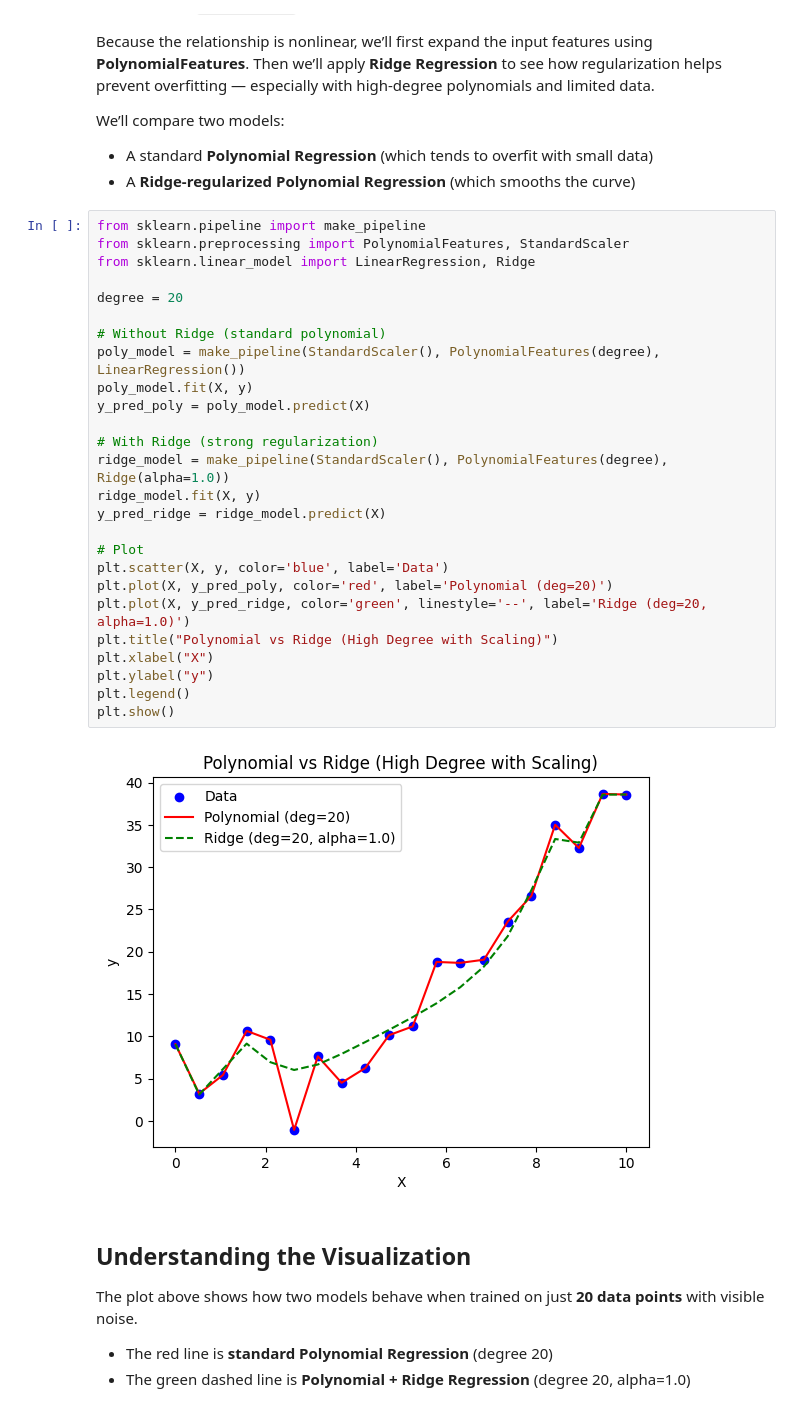
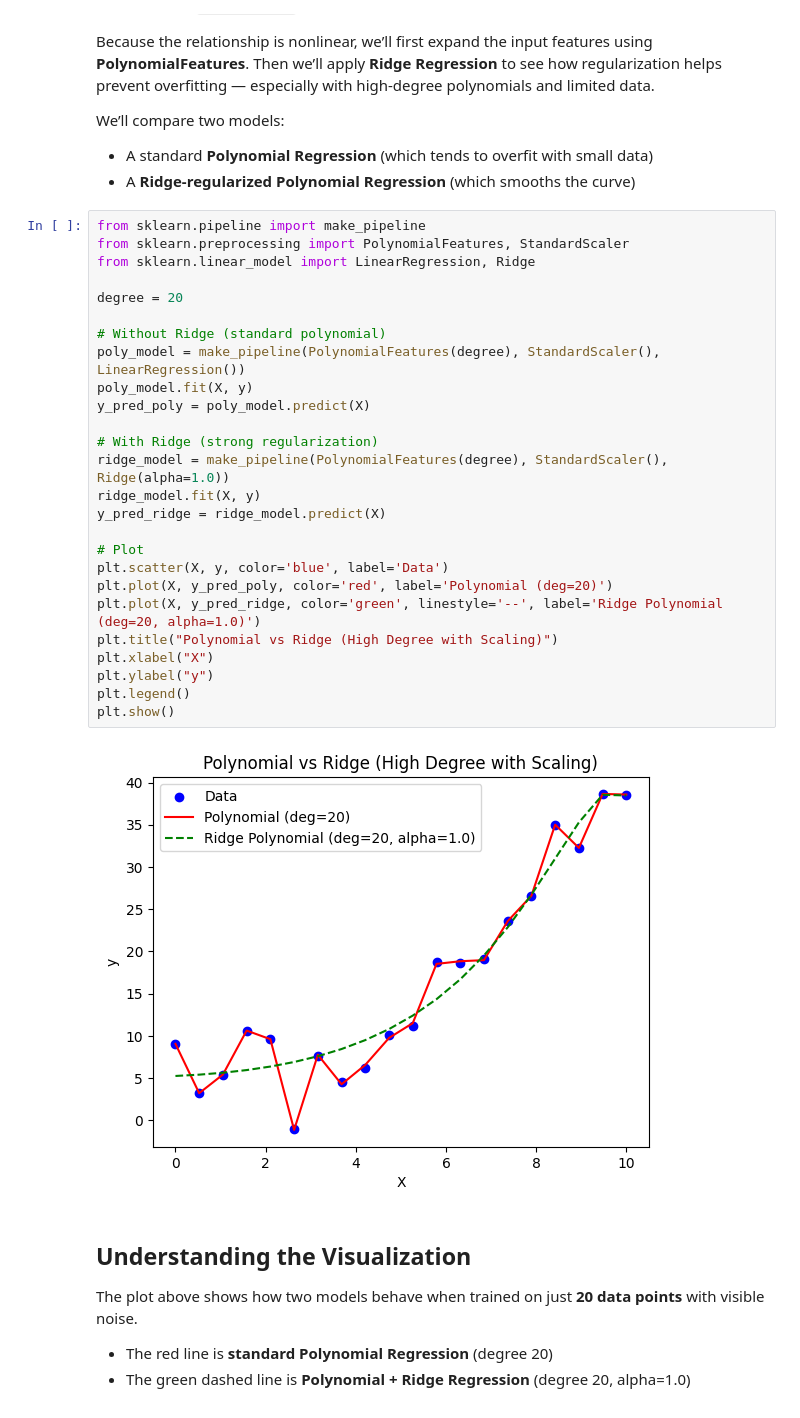
Before and after one commit to taijusanagi/experiments, a Jupyter notebook: contents/ridge-regression.ipynb, the cells around one changed output. Saved outputs shown, nothing was run; the diff lists cells and outputs as text.

```diff
--- a/contents/ridge-regression.ipynb
+++ b/contents/ridge-regression.ipynb
@@ -53,31 +53,31 @@ We’ll compare two models:
 # %%
 from sklearn.pipeline import make_pipeline
 from sklearn.preprocessing import PolynomialFeatures, StandardScaler
 from sklearn.linear_model import LinearRegression, Ridge
 
 degree = 20
 
 # Without Ridge (standard polynomial)
-poly_model = make_pipeline(StandardScaler(), PolynomialFeatures(degree), LinearRegression())
+poly_model = make_pipeline(PolynomialFeatures(degree), StandardScaler(), LinearRegression())
 poly_model.fit(X, y)
 y_pred_poly = poly_model.predict(X)
 
 # With Ridge (strong regularization)
-ridge_model = make_pipeline(StandardScaler(), PolynomialFeatures(degree), Ridge(alpha=1.0))
+ridge_model = make_pipeline(PolynomialFeatures(degree), StandardScaler(), Ridge(alpha=1.0))
 ridge_model.fit(X, y)
 y_pred_ridge = ridge_model.predict(X)
 
 # Plot
 plt.scatter(X, y, color='blue', label='Data')
 plt.plot(X, y_pred_poly, color='red', label='Polynomial (deg=20)')
-plt.plot(X, y_pred_ridge, color='green', linestyle='--', label='Ridge (deg=20, alpha=1.0)')
+plt.plot(X, y_pred_ridge, color='green', linestyle='--', label='Ridge Polynomial (deg=20, alpha=1.0)')
 plt.title("Polynomial vs Ridge (High Degree with Scaling)")
 plt.xlabel("X")
 plt.ylabel("y")
 plt.legend()
 plt.show()
 # %% [output]
-[figure, old version]
+[figure, new version]
 # %% [markdown]
 ## Understanding the Visualization
 
```
Also changed, not shown: parts of 1 cell of this notebook.
